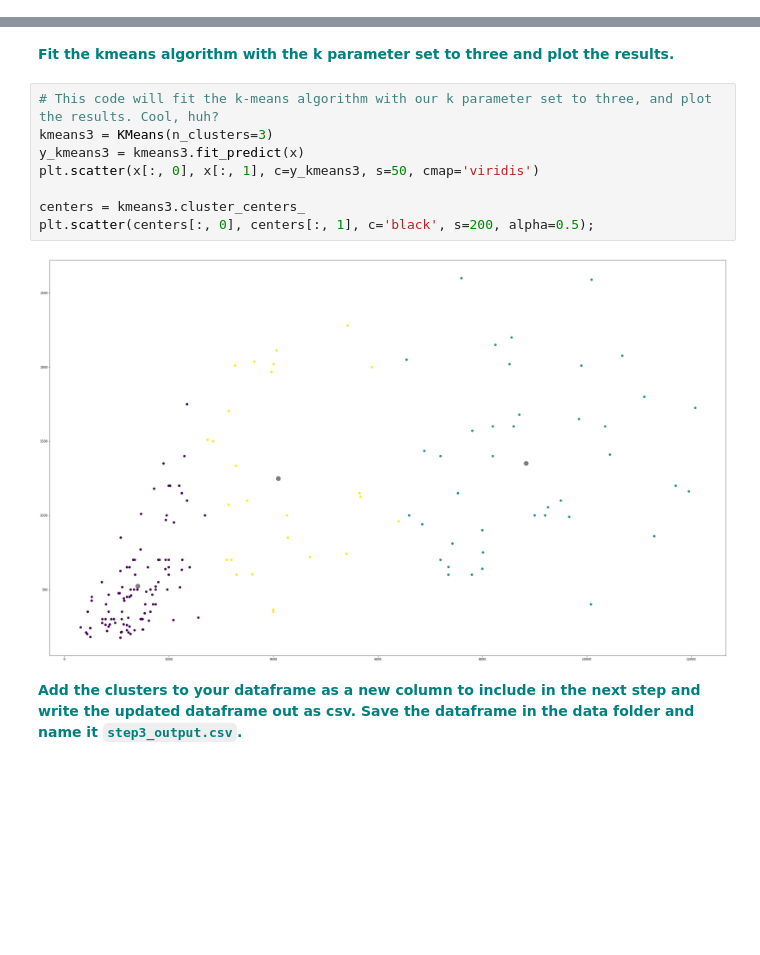
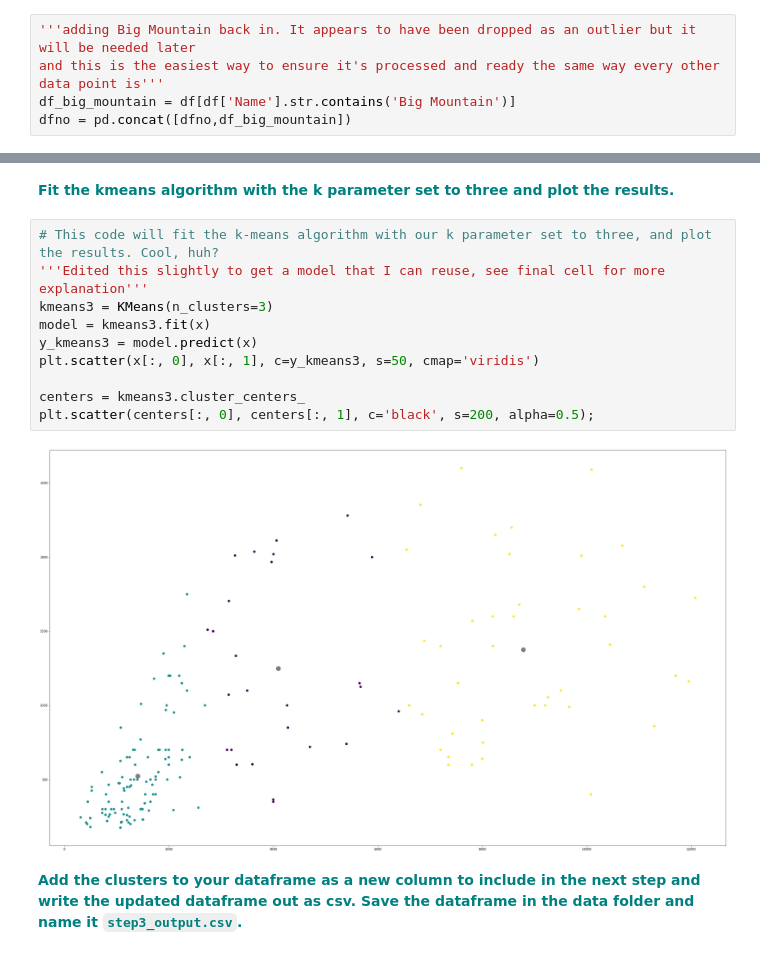
Before and after one commit to joew1234/GuidedCapstone, a Jupyter notebook: Step3/GuidedCapstoneStep3HL.ipynb, the cells around one changed output, grey strips where cells are left out. Saved outputs shown, nothing was run; the diff lists cells and outputs as text; blank space fills up the shorter version.

```diff
--- a/Step3/GuidedCapstoneStep3HL.ipynb
+++ b/Step3/GuidedCapstoneStep3HL.ipynb
@@ -212,0 +207,5 @@ dfno.boxplot(grid=False, vert=False,fontsize=15, figsize=(12,15))
+# %%
+'''adding Big Mountain back in. It appears to have been dropped as an outlier but it will be needed later
+and this is the easiest way to ensure it's processed and ready the same way every other data point is'''
+df_big_mountain = df[df['Name'].str.contains('Big Mountain')]
+dfno = pd.concat([dfno,df_big_mountain])
@@ -382,14 +387,16 @@ plt.show()
 <font color='teal'>**Fit the kmeans algorithm with the k parameter set to three and plot the results.**</font>
 # %%
 # This code will fit the k-means algorithm with our k parameter set to three, and plot the results. Cool, huh?
+'''Edited this slightly to get a model that I can reuse, see final cell for more explanation'''
 kmeans3 = KMeans(n_clusters=3)
-y_kmeans3 = kmeans3.fit_predict(x)
+model = kmeans3.fit(x)
+y_kmeans3 = model.predict(x)
 plt.scatter(x[:, 0], x[:, 1], c=y_kmeans3, s=50, cmap='viridis')
 
 centers = kmeans3.cluster_centers_
 plt.scatter(centers[:, 0], centers[:, 1], c='black', s=200, alpha=0.5);
 # %% [output]
-[figure, old version]
+[figure, new version]
 # %% [markdown]
 <font color='teal'>**Add the clusters to your dataframe as a new column to include in the next step and write the updated dataframe out as csv. Save the dataframe in the data folder and name it `step3_output.csv`.**</font>
 # %%
```
Also changed, not shown: parts of 13 cells of this notebook, 10 other files.
